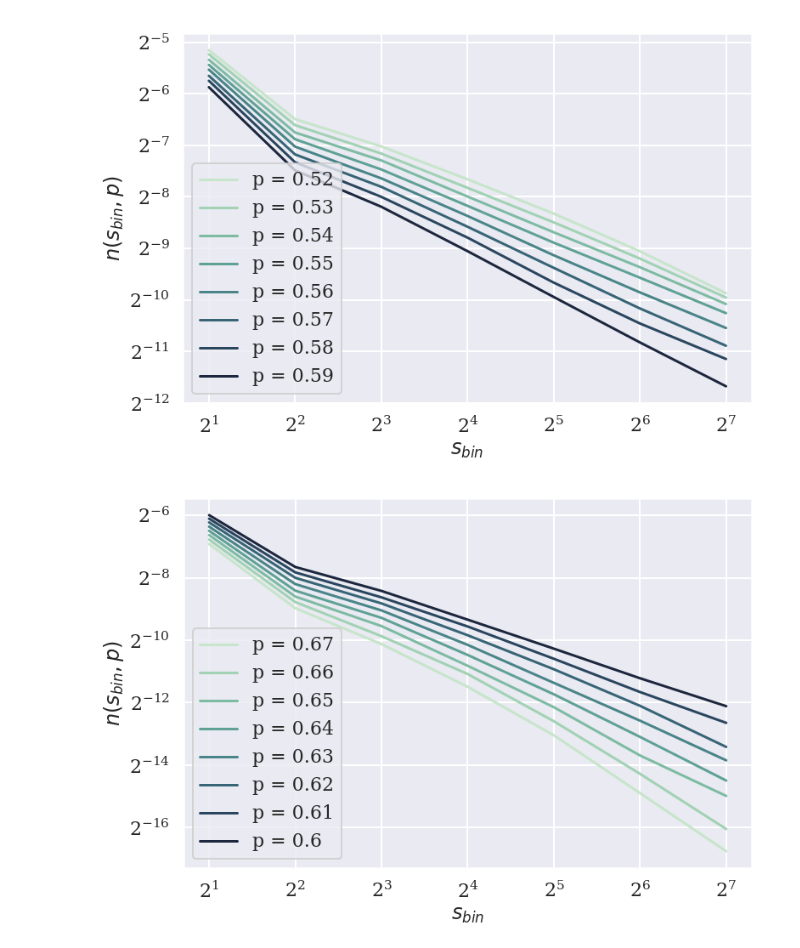
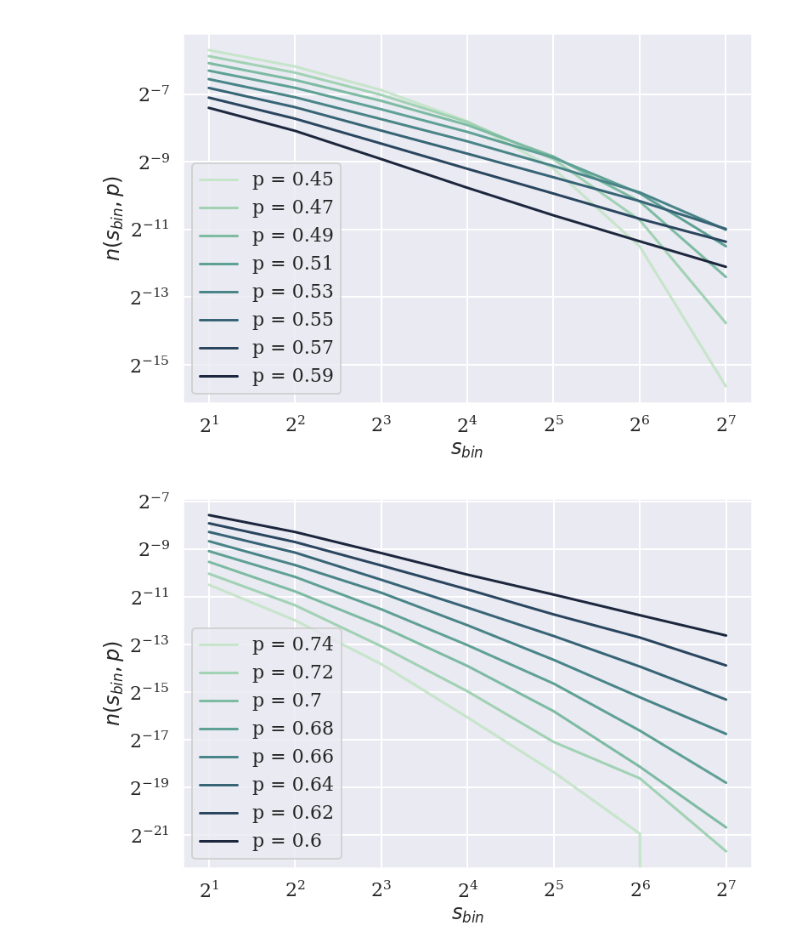
Before and after one commit to auduntre/FYS4460, a Jupyter notebook: Project3/task_f_g_h/task_f_g_h.ipynb, the cells around one changed output. Cells and saved outputs as stored; diff of their text form; code cells hidden in the pictures.

Commit message:
new plots

```diff
--- a/Project3/task_f_g_h/task_f_g_h.ipynb
+++ b/Project3/task_f_g_h/task_f_g_h.ipynb
@@ -27,7 +27,7 @@ def percolation_matrix(p, L):
 
 def cluster_sizes(p, L):
     """
-    Finds clusters sizes for a percolation matrix with p and L given and returns
+    Finds cluster sizes for a percolation matrix with p and L given and returns
     their areas, except for the spanning ones.
     """
     lw, num = percolation_matrix(p, L)
@@ -62,38 +62,38 @@ def cluster_number_density(probs, cluster_bins, L, simulations_cycles):
     return binned_clusters
 # %%
 nbins = 8
-cluster_bins = logspace(0, nbins-1, num=nbins, base=2)
+cluster_bins = logspace(1, nbins, num=nbins, base=2)
 
-L = 200
+L = 100
 np = 8
-probs = [0.52 + 0.01*i for i in range(np)]
-simulations_cycles = 100
+probs = [0.45 + 0.02*i for i in range(np)]
+simulations_cycles = 1000
 
 nspl = cluster_number_density(probs, cluster_bins, L, simulations_cycles)
 
 with sns.cubehelix_palette(rot=-.4, n_colors=np, gamma=1):
     for i in range(np):
-        plot(cluster_bins[1:], nspl[i, :], label="p = {}".format(probs[i]))
+        plot(cluster_bins[:-1], nspl[i, :], label="p = {}".format(probs[i]))
     legend()
     xlabel(r"$s_{bin}$")
     ylabel(r"$n(s_{bin}, p)$")
     gca().set_xscale("log", basex=2)
     gca().set_yscale("log", basey=2)
 show()
 
-probs = [0.67 - 0.01*i for i in range(np)]
+probs = [0.74 - 0.02*i for i in range(np)]
 nspl = cluster_number_density(probs, cluster_bins, L, simulations_cycles)
 
 with sns.cubehelix_palette(rot=-.4, n_colors=np, gamma=1):
     for i in range(np):
-        plot(cluster_bins[1:], nspl[i, :], label="p = {}".format(probs[i]))
+        plot(cluster_bins[:-1], nspl[i, :], label="p = {}".format(probs[i]))
     legend()
     xlabel(r"$s_{bin}$")
     ylabel(r"$n(s_{bin}, p)$")
     gca().set_xscale("log", basex=2)
     gca().set_yscale("log", basey=2)
 show()
 # %% [output]
-[figure, old version]
+[figure, new version]
-[figure, old version]
+[figure, new version]
 # %%
```
Also changed, not shown: parts of 1 cell of this notebook.
